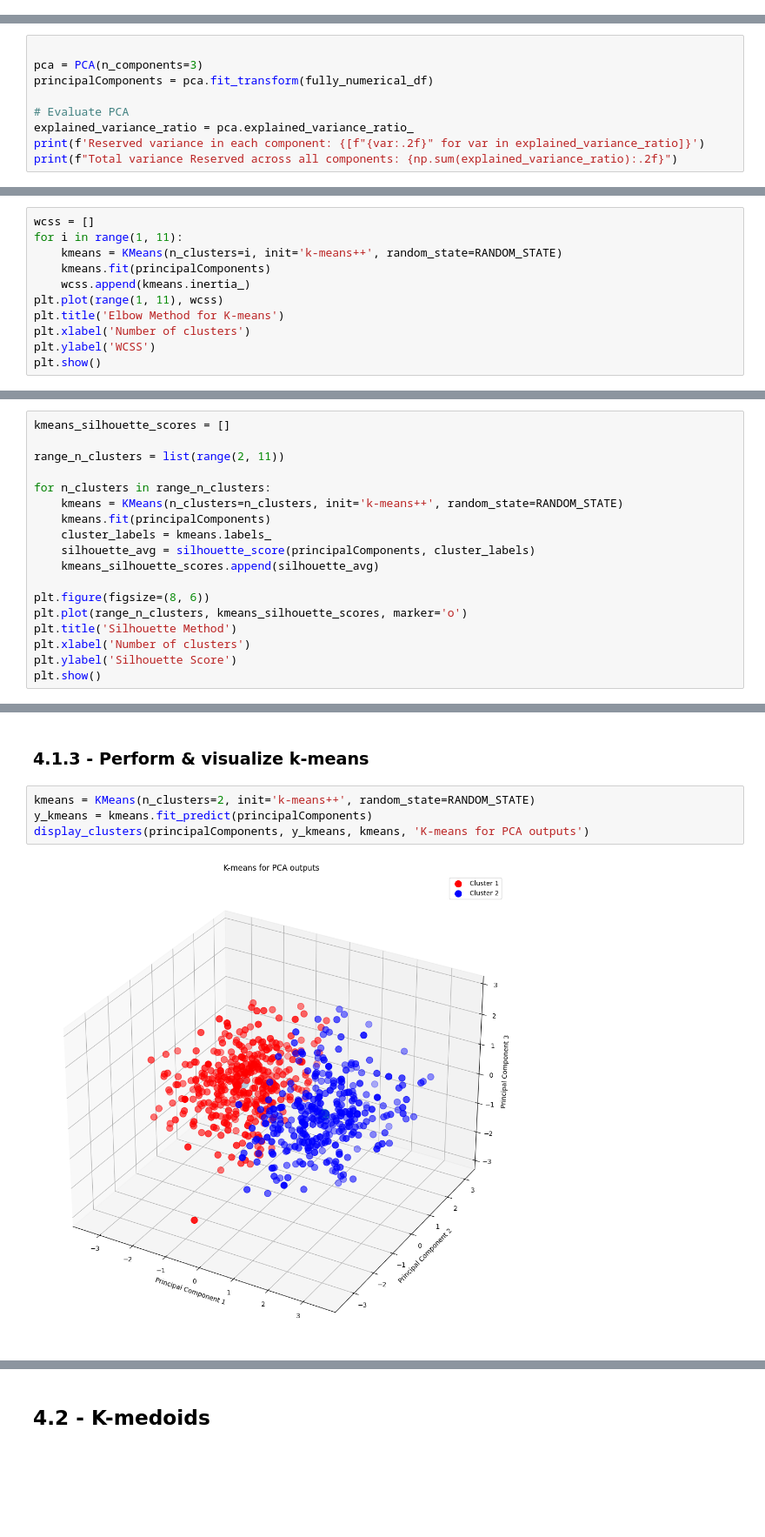
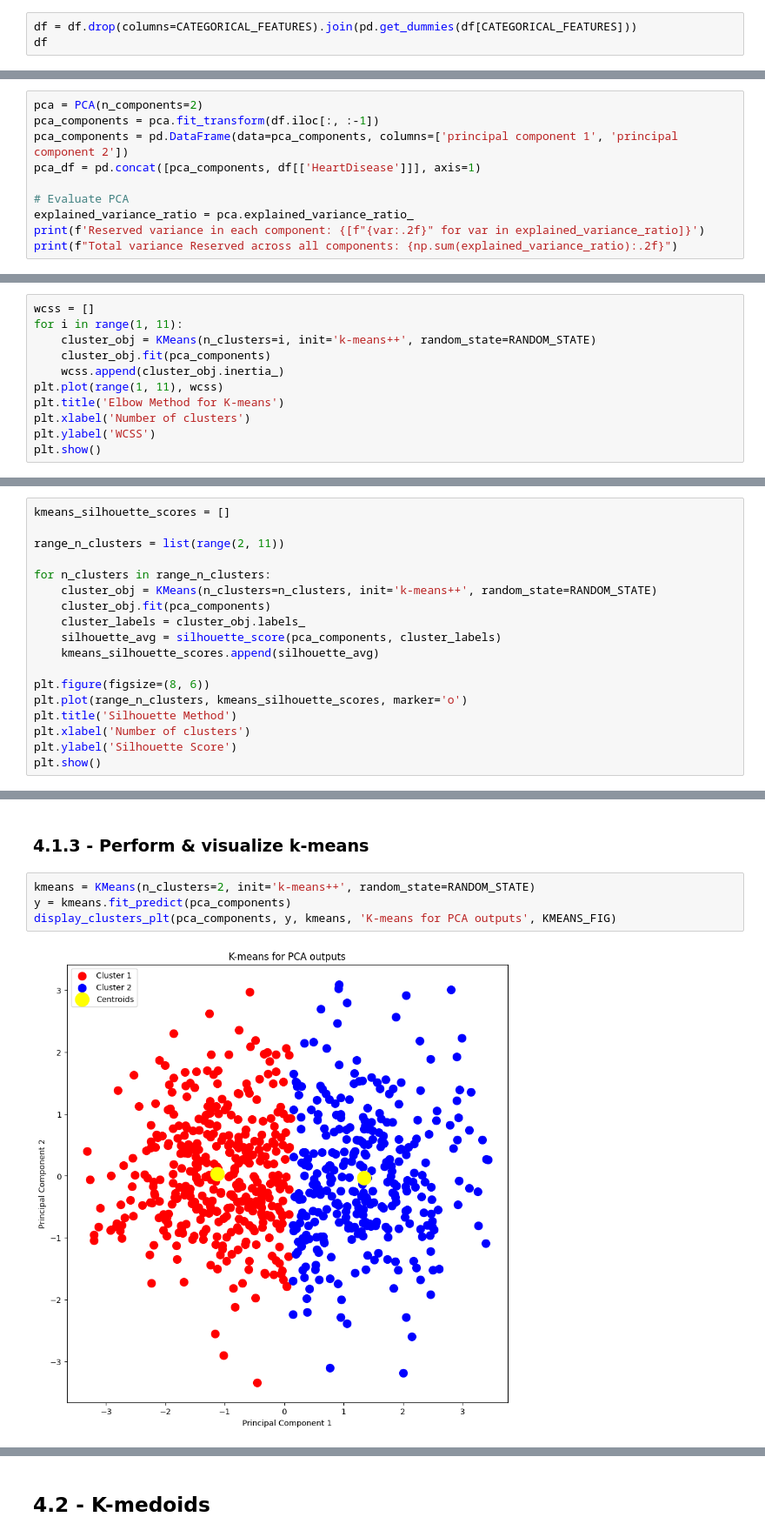
Before and after one commit to hosain-ghoraba/Heart-Disease-detection, a Jupyter notebook: Heart_Failure_Prediction.ipynb, the cells around one changed output, grey strips where cells are left out. Shown at 87% size. Cells and saved outputs as stored; diff of their text form; blank space fills up the shorter version.

```diff
--- a/Heart_Failure_Prediction.ipynb
+++ b/Heart_Failure_Prediction.ipynb
@@ -426,0 +452,3 @@ fully_numerical_df
+# %%
+df = df.drop(columns=CATEGORICAL_FEATURES).join(pd.get_dummies(df[CATEGORICAL_FEATURES]))
+df
@@ -427,9 +469,10 @@ fully_numerical_df
 # %% [markdown]
 <h2> 3.3 PCA analysis </h2>
 # %%
-
-pca = PCA(n_components=3)
-principalComponents = pca.fit_transform(fully_numerical_df)
+pca = PCA(n_components=2)
+pca_components = pca.fit_transform(df.iloc[:, :-1])
+pca_components = pd.DataFrame(data=pca_components, columns=['principal component 1', 'principal component 2'])
+pca_df = pd.concat([pca_components, df[['HeartDisease']]], axis=1)
 
 # Evaluate PCA
 explained_variance_ratio = pca.explained_variance_ratio_
@@ -485,9 +530,9 @@ It is clear from the distribution of the points that a good clustering type is (
 # %%
 wcss = []
 for i in range(1, 11):
-    kmeans = KMeans(n_clusters=i, init='k-means++', random_state=RANDOM_STATE)
-    kmeans.fit(principalComponents)
-    wcss.append(kmeans.inertia_)
+    cluster_obj = KMeans(n_clusters=i, init='k-means++', random_state=RANDOM_STATE)
+    cluster_obj.fit(pca_components)
+    wcss.append(cluster_obj.inertia_)
 plt.plot(range(1, 11), wcss)
 plt.title('Elbow Method for K-means')
 plt.xlabel('Number of clusters')
@@ -505,10 +550,10 @@ kmeans_silhouette_scores = []
 range_n_clusters = list(range(2, 11))
 
 for n_clusters in range_n_clusters:
-    kmeans = KMeans(n_clusters=n_clusters, init='k-means++', random_state=RANDOM_STATE)
-    kmeans.fit(principalComponents)
-    cluster_labels = kmeans.labels_
-    silhouette_avg = silhouette_score(principalComponents, cluster_labels)
+    cluster_obj = KMeans(n_clusters=n_clusters, init='k-means++', random_state=RANDOM_STATE)
+    cluster_obj.fit(pca_components)
+    cluster_labels = cluster_obj.labels_
+    silhouette_avg = silhouette_score(pca_components, cluster_labels)
     kmeans_silhouette_scores.append(silhouette_avg)
 
 plt.figure(figsize=(8, 6))
@@ -525,7 +570,7 @@ As we can see from the graph of silhouette score with k-means, the optimal numbe
 <h3> 4.1.3 - Perform & visualize k-means </h3>
 # %%
 kmeans = KMeans(n_clusters=2, init='k-means++', random_state=RANDOM_STATE)
-y_kmeans = kmeans.fit_predict(principalComponents)
-display_clusters(principalComponents, y_kmeans, kmeans, 'K-means for PCA outputs')
+y = kmeans.fit_predict(pca_components)
+display_clusters_plt(pca_components, y, kmeans, 'K-means for PCA outputs', KMEANS_FIG)
 # %% [output]
-[figure, old version]
+[figure, new version]
```
Also changed, not shown: parts of 59 cells of this notebook, 5 other files.
